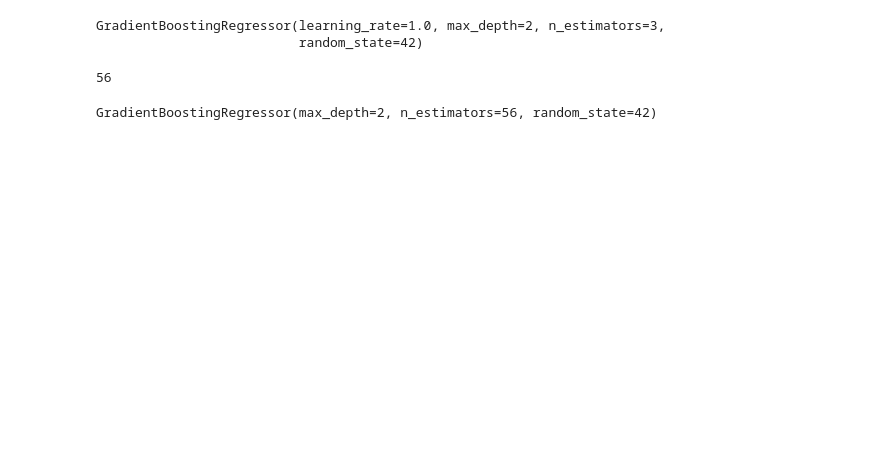
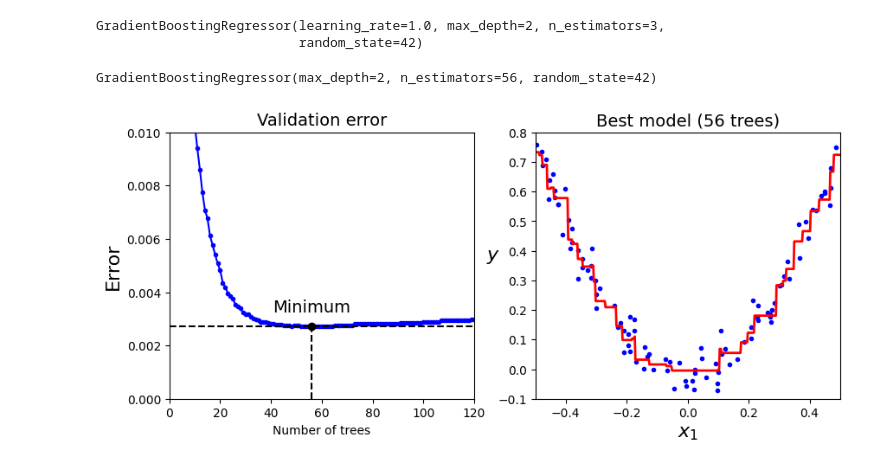
Before and after one commit to KevinShindel/MachineLearning, a Jupyter notebook: ML with SciKit/Book/AnsableModelUnderstanding.ipynb, the cells around one changed output. Cells and saved outputs as stored; diff of their text form; code cells hidden in the pictures; blank space fills up the shorter version.

Commit message:
update ensemble models

```diff
--- a/ML with SciKit/Book/AnsableModelUnderstanding.ipynb
+++ b/ML with SciKit/Book/AnsableModelUnderstanding.ipynb
@@ -238,20 +242,44 @@ gbrt.fit(X_train, y_train)
 GradientBoostingRegressor(learning_rate=1.0, max_depth=2, n_estimators=3,
                           random_state=42)
 # %%
-from sklearn.metrics import mean_squared_error
+
+gbrt = GradientBoostingRegressor(max_depth=2, n_estimators=120, random_state=42)
+gbrt.fit(X_train, y_train)
 
 errors = [mean_squared_error(y_val, y_pred)
           for y_pred in gbrt.staged_predict(X_val)]
-best_n_estimators = np.argmin(errors) + 1
+
+bst_n_estimators = np.argmin(errors) + 1
+
+gbrt_best = GradientBoostingRegressor(max_depth=2, n_estimators=bst_n_estimators, random_state=42)
+gbrt_best.fit(X_train, y_train)
+# %% [output]
+GradientBoostingRegressor(max_depth=2, n_estimators=56, random_state=42)
 # %%
-best_n_estimators
+min_error = np.min(errors)
-# %% [output]
-56
-# %%
-gbrt_best = GradientBoostingRegressor(max_depth=2, n_estimators=best_n_estimators, random_state=42)
-gbrt_best.fit(X_train, y_train)
-# %% [output]
-GradientBoostingRegressor(max_depth=2, n_estimators=56, random_state=42)
+# %%
+plt.figure(figsize=(10, 4))
+
+plt.subplot(121)
+plt.plot(np.arange(1, len(errors) + 1), errors, "b.-")
+plt.plot([bst_n_estimators, bst_n_estimators], [0, min_error], "k--")
+plt.plot([0, 120], [min_error, min_error], "k--")
+plt.plot(bst_n_estimators, min_error, "ko")
+plt.text(bst_n_estimators, min_error*1.2, "Minimum", ha="center", fontsize=14)
+plt.axis([0, 120, 0, 0.01])
+plt.xlabel("Number of trees")
+plt.ylabel("Error", fontsize=16)
+plt.title("Validation error", fontsize=14)
+
+plt.subplot(122)
+plot_predictions([gbrt_best], X, y, axes=[-0.5, 0.5, -0.1, 0.8])
+plt.title("Best model (%d trees)" % bst_n_estimators, fontsize=14)
+plt.ylabel("$y$", fontsize=16, rotation=0)
+plt.xlabel("$x_1$", fontsize=16)
+
+plt.show()
+# %% [output]
+[figure, added]
 # %%
 fix, axes = plt.subplots(ncols=3, figsize=(16,4), sharey=True)
 
```
Also changed, not shown: parts of 11 cells of this notebook, 1 other file.
